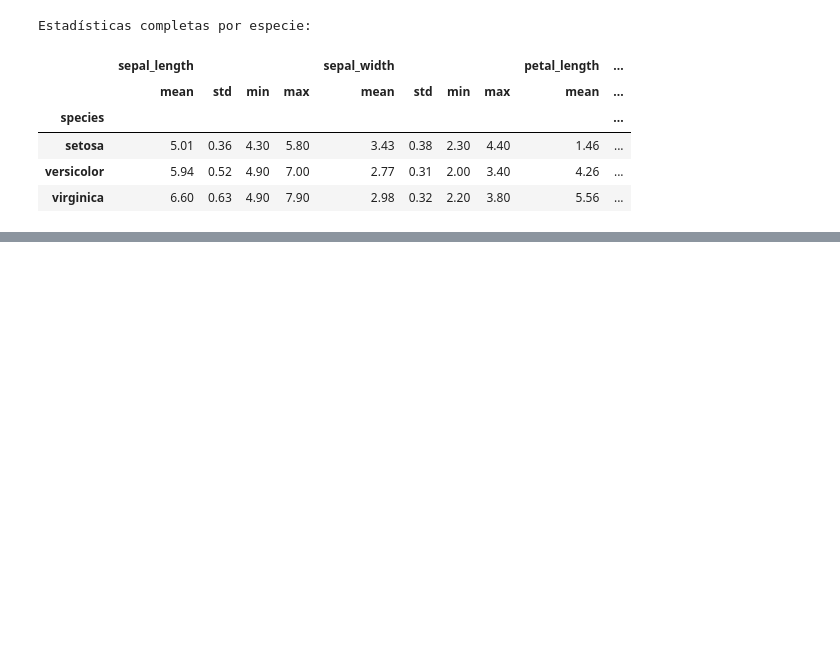
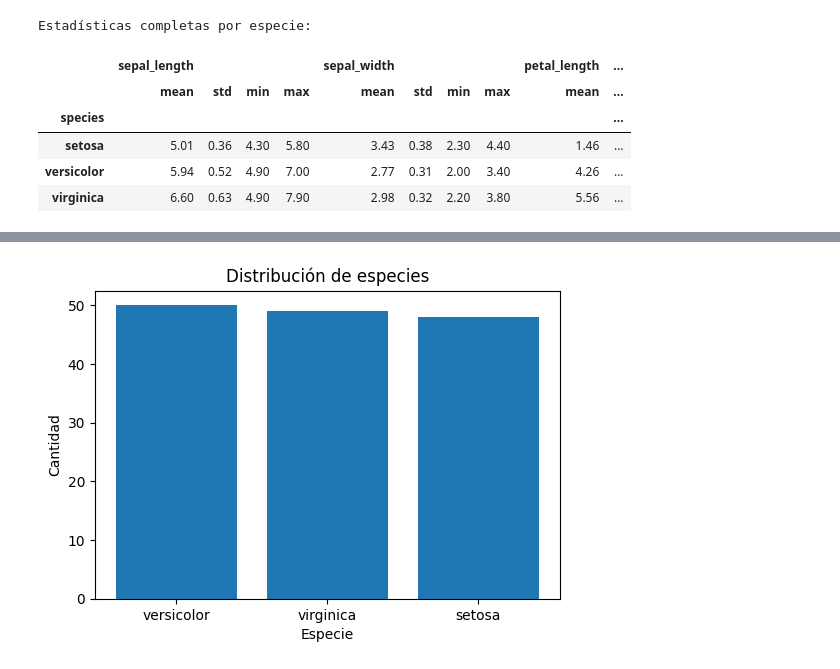
Before and after one commit to SeleneInmaculada/Analisis_Big_Data_2026, a Jupyter notebook: EjerciciosSelene/EjercicioTulipanes.ipynb, the cells around one changed output, grey strips where cells are left out. Cells and saved outputs as stored; diff of their text form; code cells hidden in the pictures; blank space fills up the shorter version.

Commit message:
Añadidas graficas visuales

```diff
--- a/EjerciciosSelene/EjercicioTulipanes.ipynb
+++ b/EjerciciosSelene/EjercicioTulipanes.ipynb
@@ -221,0 +224,92 @@ Estadísticas completas por especie:
+# %%
+
+# -------------------------
+# 1. DISTRIBUCIÓN DE ESPECIES
+# -------------------------
+
+# Contamos cuántas muestras hay por especie
+species_counts = df_clean["species"].value_counts()
+
+# Creamos gráfico de barras
+plt.figure(figsize=(6,4))
+plt.bar(species_counts.index, species_counts.values)
+
+# Títulos y etiquetas
+plt.title("Distribución de especies")
+plt.xlabel("Especie")
+plt.ylabel("Cantidad")
+
+# Mostramos gráfico
+plt.show()
+
+
+
+# -------------------------
+# 2. HISTOGRAMAS VARIABLES NUMÉRICAS
+# -------------------------
+
+# Seleccionamos columnas numéricas
+num_cols = df_clean.select_dtypes(include="number").columns
+
+# Creamos histogramas para cada variable
+df_clean[num_cols].hist(figsize=(10,8), bins=15)
+
+# Ajuste automático de espaciado
+plt.suptitle("Distribución de variables numéricas")
+plt.show()
+
+
+
+# -------------------------
+# 3. BOXPLOTS (OUTLIERS Y DISTRIBUCIÓN)
+# -------------------------
+
+plt.figure(figsize=(10,6))
+
+# Boxplot de todas las variables numéricas
+df_clean[num_cols].boxplot()
+
+# Título del gráfico
+plt.title("Boxplots de variables numéricas")
+
+# Rotamos etiquetas para mejor lectura
+plt.xticks(rotation=45)
+
+plt.show()
+
+
+
+# -------------------------
+# 4. COMPARACIÓN POR ESPECIE (SEPAL LENGTH)
+# -------------------------
+
+plt.figure(figsize=(7,4))
+
+# Creamos un boxplot por especie
+df_clean.boxplot(column="sepal_length", by="species")
+
+plt.title("Longitud del sépalo por especie")
+plt.suptitle("")  # quitamos título automático feo de pandas
+plt.xlabel("Especie")
+plt.ylabel("Sepal length")
+
+plt.show()
+
+
+
+# -------------------------
+# 5. COMPARACIÓN POR ESPECIE (PETAL LENGTH)
+# -------------------------
+
+plt.figure(figsize=(7,4))
+
+df_clean.boxplot(column="petal_length", by="species")
+
+plt.title("Longitud del pétalo por especie")
+plt.suptitle("")
+plt.xlabel("Especie")
+plt.ylabel("Petal length")
+
+plt.show()
+# %% [output]
+[figure, added]
```
Also changed, not shown: parts of 2 cells of this notebook.
